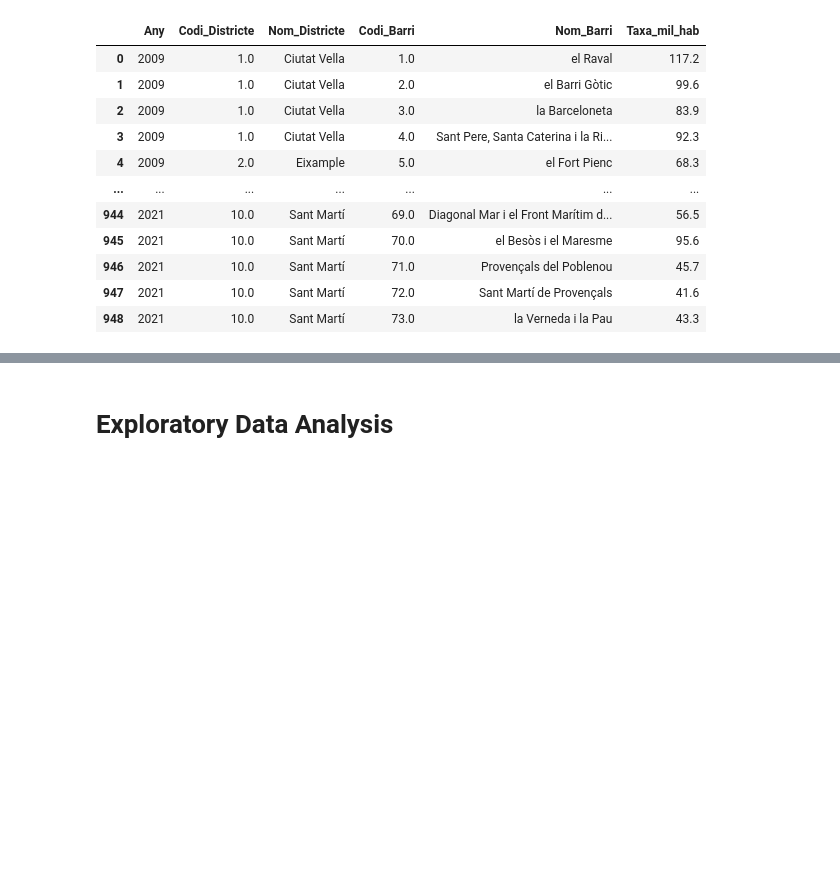
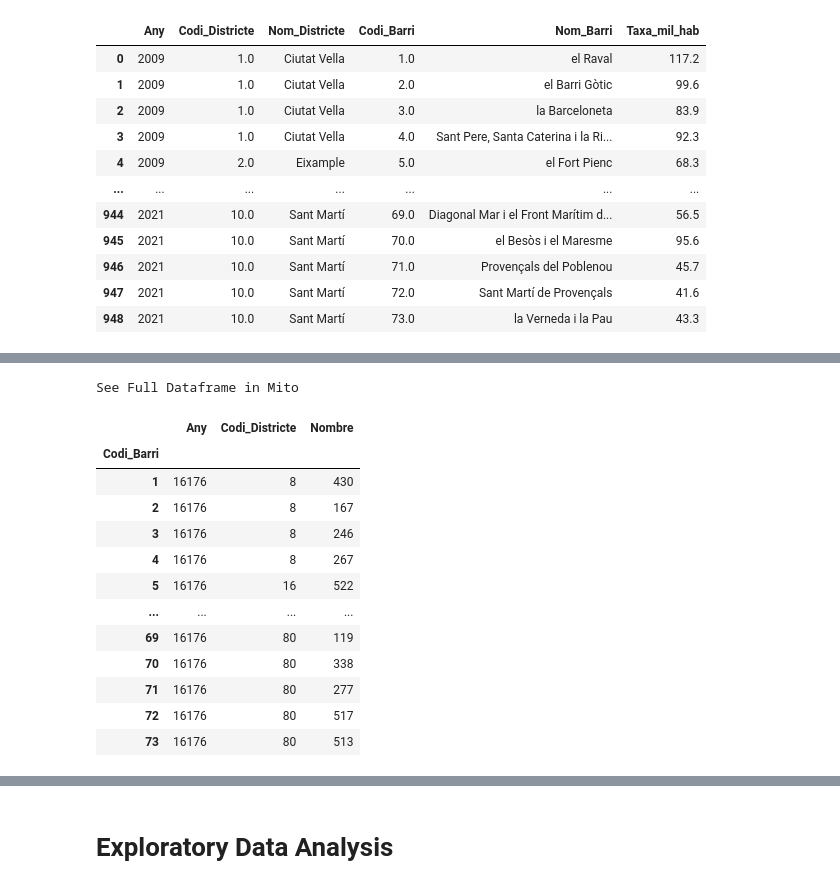
Before and after one commit to MarkusHumetus/Hackathon_Jornada_Talent_Digita_Oct_2022l, a Jupyter notebook: main.ipynb, the cells around one changed output, grey strips where cells are left out. Saved outputs shown, nothing was run; the diff lists cells and outputs as text; code cells hidden in the pictures; blank space fills up the shorter version.

```diff
--- a/main.ipynb
+++ b/main.ipynb
@@ -199,0 +248,17 @@ See Full Dataframe in Mito
+# %%
+select_older75_year(padro_viu_sola_edat_2007_2022,2022).groupby('Codi_Barri').sum()
+# %% [output]
+See Full Dataframe in Mito
+|  | Any | Codi_Districte | Nombre |
+| Codi_Barri |  |  |  |
+| 1 | 16176 | 8 | 430 |
+| 2 | 16176 | 8 | 167 |
+| 3 | 16176 | 8 | 246 |
+| 4 | 16176 | 8 | 267 |
+| 5 | 16176 | 16 | 522 |
+| ... | ... | ... | ... |
+| 69 | 16176 | 80 | 119 |
+| 70 | 16176 | 80 | 338 |
+| 71 | 16176 | 80 | 277 |
+| 72 | 16176 | 80 | 517 |
+| 73 | 16176 | 80 | 513 |
```
Also changed, not shown: parts of 10 cells of this notebook, 3 other files.
